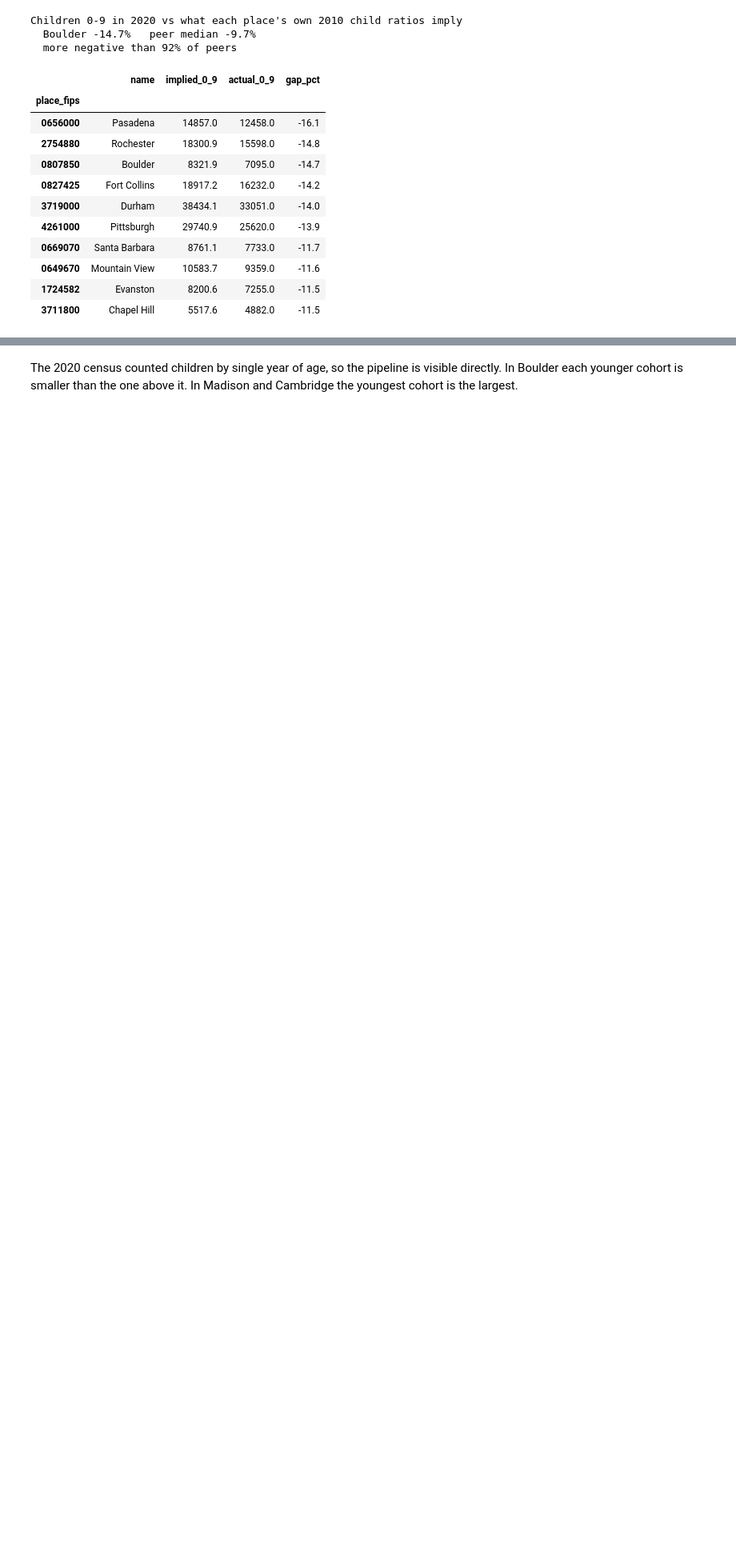
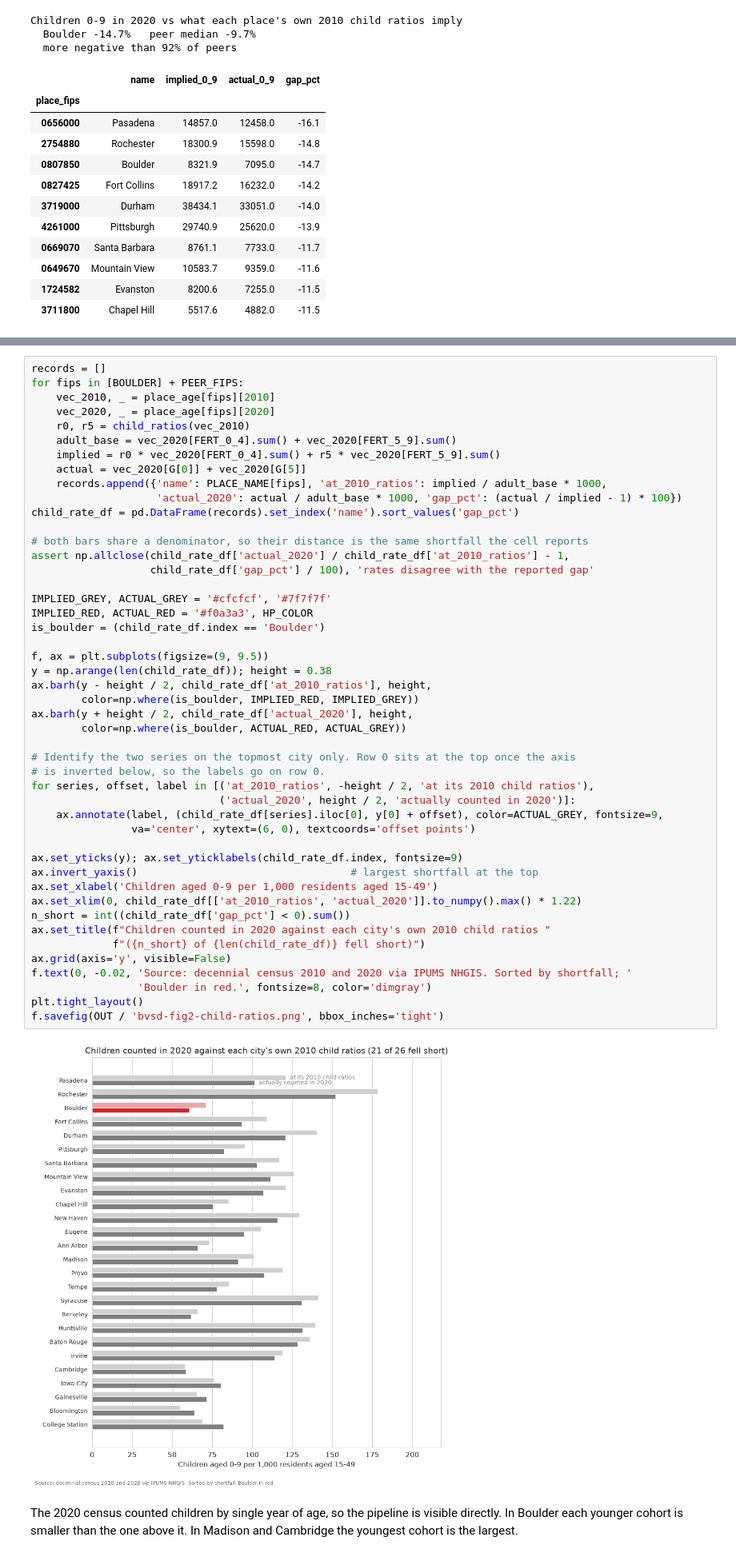
Before and after one commit to brianckeegan/charting-boulder, a Jupyter notebook: 2026-09-bvsd/BVSD.ipynb, the cells around one changed output, grey strips where cells are left out. Shown at 80% size. Saved outputs shown, nothing was run; the diff lists cells and outputs as text; blank space fills up the shorter version.

```diff
--- a/2026-09-bvsd/BVSD.ipynb
+++ b/2026-09-bvsd/BVSD.ipynb
@@ -364,3 +405,52 @@ Children 0-9 in 2020 vs what each place's own 2010 child ratios imply
+# %%
+records = []
+for fips in [BOULDER] + PEER_FIPS:
+    vec_2010, _ = place_age[fips][2010]
+    vec_2020, _ = place_age[fips][2020]
+    r0, r5 = child_ratios(vec_2010)
+    adult_base = vec_2020[FERT_0_4].sum() + vec_2020[FERT_5_9].sum()
+    implied = r0 * vec_2020[FERT_0_4].sum() + r5 * vec_2020[FERT_5_9].sum()
+    actual = vec_2020[G[0]] + vec_2020[G[5]]
+    records.append({'name': PLACE_NAME[fips], 'at_2010_ratios': implied / adult_base * 1000,
+                    'actual_2020': actual / adult_base * 1000, 'gap_pct': (actual / implied - 1) * 100})
+child_rate_df = pd.DataFrame(records).set_index('name').sort_values('gap_pct')
+
+# both bars share a denominator, so their distance is the same shortfall the cell reports
+assert np.allclose(child_rate_df['actual_2020'] / child_rate_df['at_2010_ratios'] - 1,
+                   child_rate_df['gap_pct'] / 100), 'rates disagree with the reported gap'
+
+IMPLIED_GREY, ACTUAL_GREY = '#cfcfcf', '#7f7f7f'
+IMPLIED_RED, ACTUAL_RED = '#f0a3a3', HP_COLOR
+is_boulder = (child_rate_df.index == 'Boulder')
+
+f, ax = plt.subplots(figsize=(9, 9.5))
+y = np.arange(len(child_rate_df)); height = 0.38
+ax.barh(y - height / 2, child_rate_df['at_2010_ratios'], height,
+        color=np.where(is_boulder, IMPLIED_RED, IMPLIED_GREY))
+ax.barh(y + height / 2, child_rate_df['actual_2020'], height,
+        color=np.where(is_boulder, ACTUAL_RED, ACTUAL_GREY))
+
+# Identify the two series on the topmost city only. Row 0 sits at the top once the axis
+# is inverted below, so the labels go on row 0.
+for series, offset, label in [('at_2010_ratios', -height / 2, 'at its 2010 child ratios'),
+                              ('actual_2020', height / 2, 'actually counted in 2020')]:
+    ax.annotate(label, (child_rate_df[series].iloc[0], y[0] + offset), color=ACTUAL_GREY, fontsize=9,
+                va='center', xytext=(6, 0), textcoords='offset points')
+
+ax.set_yticks(y); ax.set_yticklabels(child_rate_df.index, fontsize=9)
+ax.invert_yaxis()                                  # largest shortfall at the top
+ax.set_xlabel('Children aged 0-9 per 1,000 residents aged 15-49')
+ax.set_xlim(0, child_rate_df[['at_2010_ratios', 'actual_2020']].to_numpy().max() * 1.22)
+n_short = int((child_rate_df['gap_pct'] < 0).sum())
+ax.set_title(f"Children counted in 2020 against each city's own 2010 child ratios "
+             f"({n_short} of {len(child_rate_df)} fell short)")
+ax.grid(axis='y', visible=False)
+f.text(0, -0.02, 'Source: decennial census 2010 and 2020 via IPUMS NHGIS. Sorted by shortfall; '
+                 'Boulder in red.', fontsize=8, color='dimgray')
+plt.tight_layout()
+f.savefig(OUT / 'bvsd-fig2-child-ratios.png', bbox_inches='tight')
+# %% [output]
+[figure, added]
 # %% [markdown]
 The 2020 census counted children by single year of age, so the pipeline is visible directly. In
 Boulder each younger cohort is smaller than the one above it. In Madison and Cambridge the
```
Also changed, not shown: parts of 5 cells of this notebook, 5 other files.
